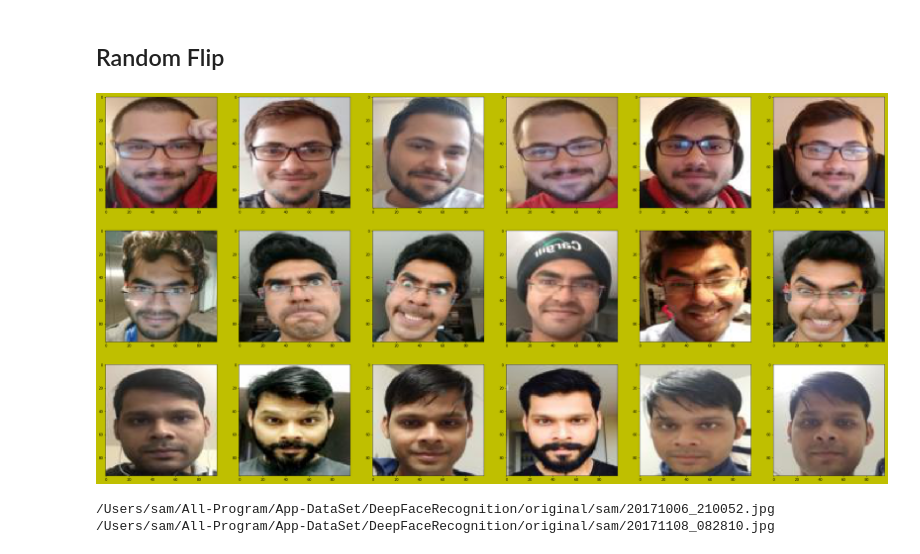
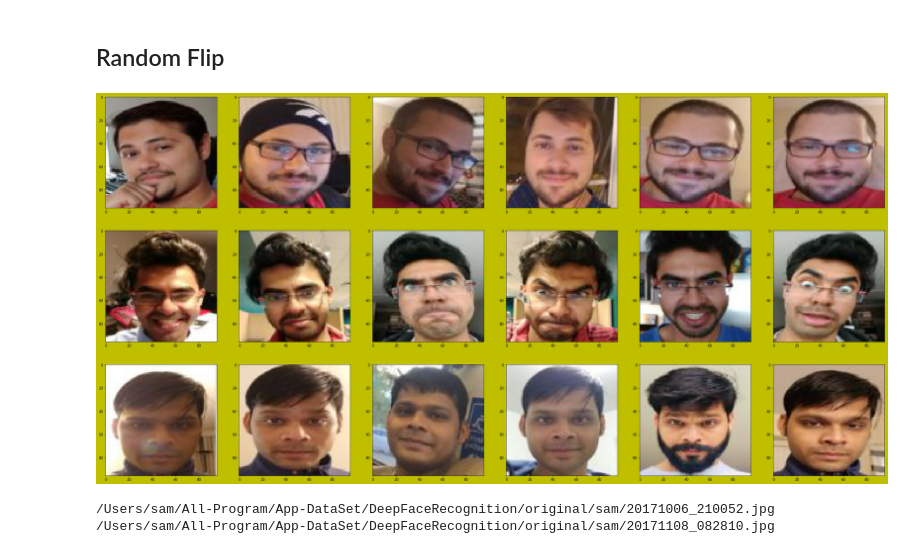
Before and after one commit to Sardhendu/DeepFaceRecognition, a Jupyter notebook: Vizualize_distinctBatches.ipynb, the cells around one changed output. Cells and saved outputs as stored; diff of their text form; code cells hidden in the pictures.

```diff
--- a/Vizualize_distinctBatches.ipynb
+++ b/Vizualize_distinctBatches.ipynb
@@ -47,6 +47,6 @@ vizualize(images, rows=3, columns=6, figsize=(40, 20))
 ## Random Brightness
 # %%
 images = np.array([sess.run(tf.image.random_brightness(img, max_delta=70, seed=7591))
-                   for img in batchX[3,:]], dtype='uint8')
+                   for img in batchX[2,:]], dtype='uint8')
 vizualize(images, rows=3, columns=6, figsize=(40, 20))
 # %% [output]
@@ -55,7 +55,7 @@ vizualize(images, rows=3, columns=6, figsize=(40, 20))
 ## Random Constrast
 # %%
 images = np.array([sess.run(tf.image.random_contrast(img, lower=0.2, upper=1.8))
-                   for img in batchX[1,:]], dtype='uint8')
+                   for img in batchX[3,:]], dtype='uint8')
 
 vizualize(images, rows=3, columns=6, figsize=(40, 20))
 # %% [output]
@@ -63,10 +63,10 @@ vizualize(images, rows=3, columns=6, figsize=(40, 20))
 # %% [markdown]
 ## Random Flip
 # %%
-images = np.array([sess.run(tf.image.random_flip_left_right(img)) for img in batchX[1,:]], dtype='uint8')
+images = np.array([sess.run(tf.image.random_flip_left_right(img)) for img in batchX[4,:]], dtype='uint8')
 vizualize(images, rows=3, columns=6, figsize=(40, 20))
 # %% [output]
-[figure, old version]
+[figure, new version]
 # %%
 import os, sys
 import numpy as np
```
Also changed, not shown: parts of 2 cells of this notebook, 8 other files.
